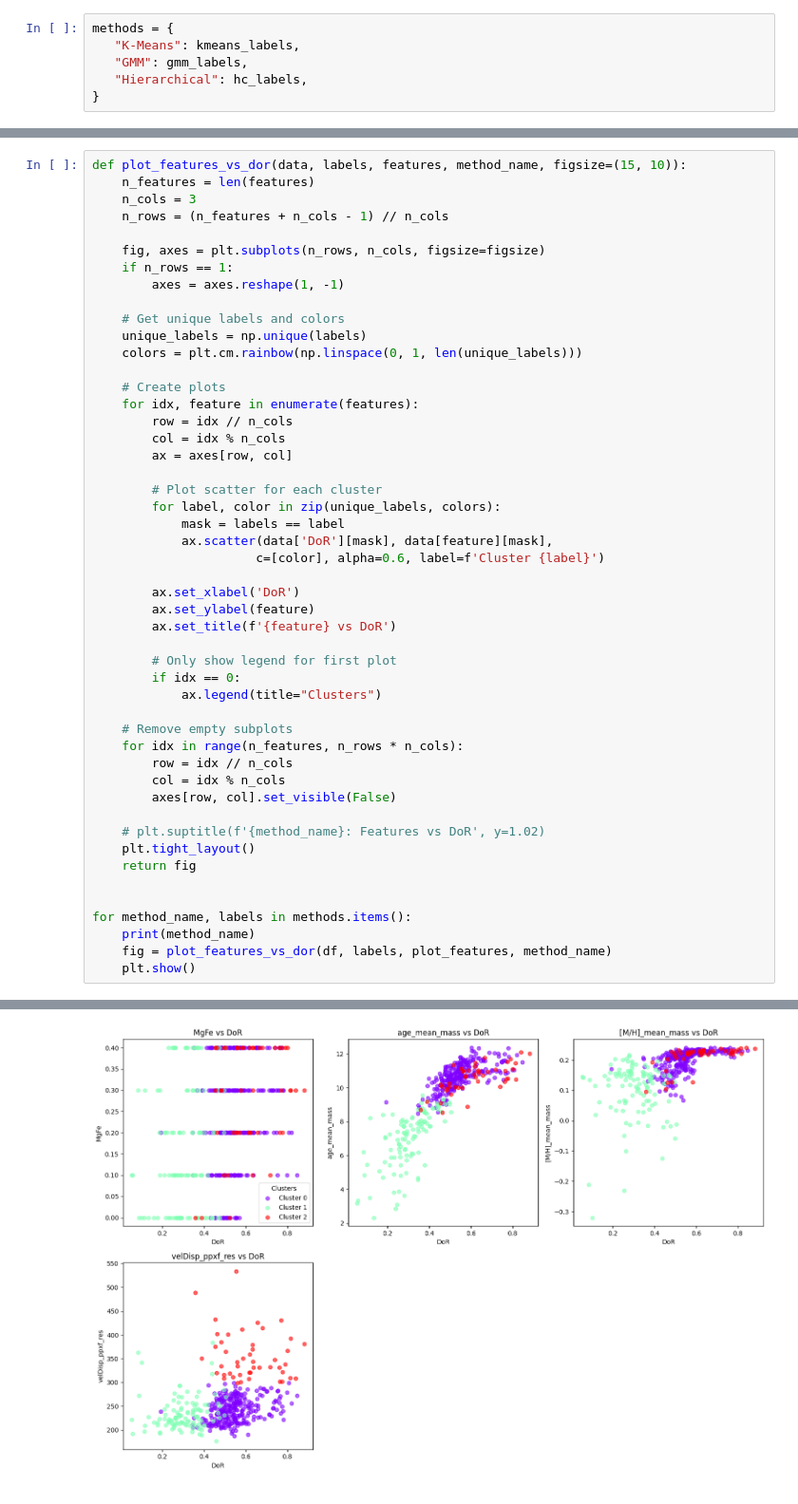
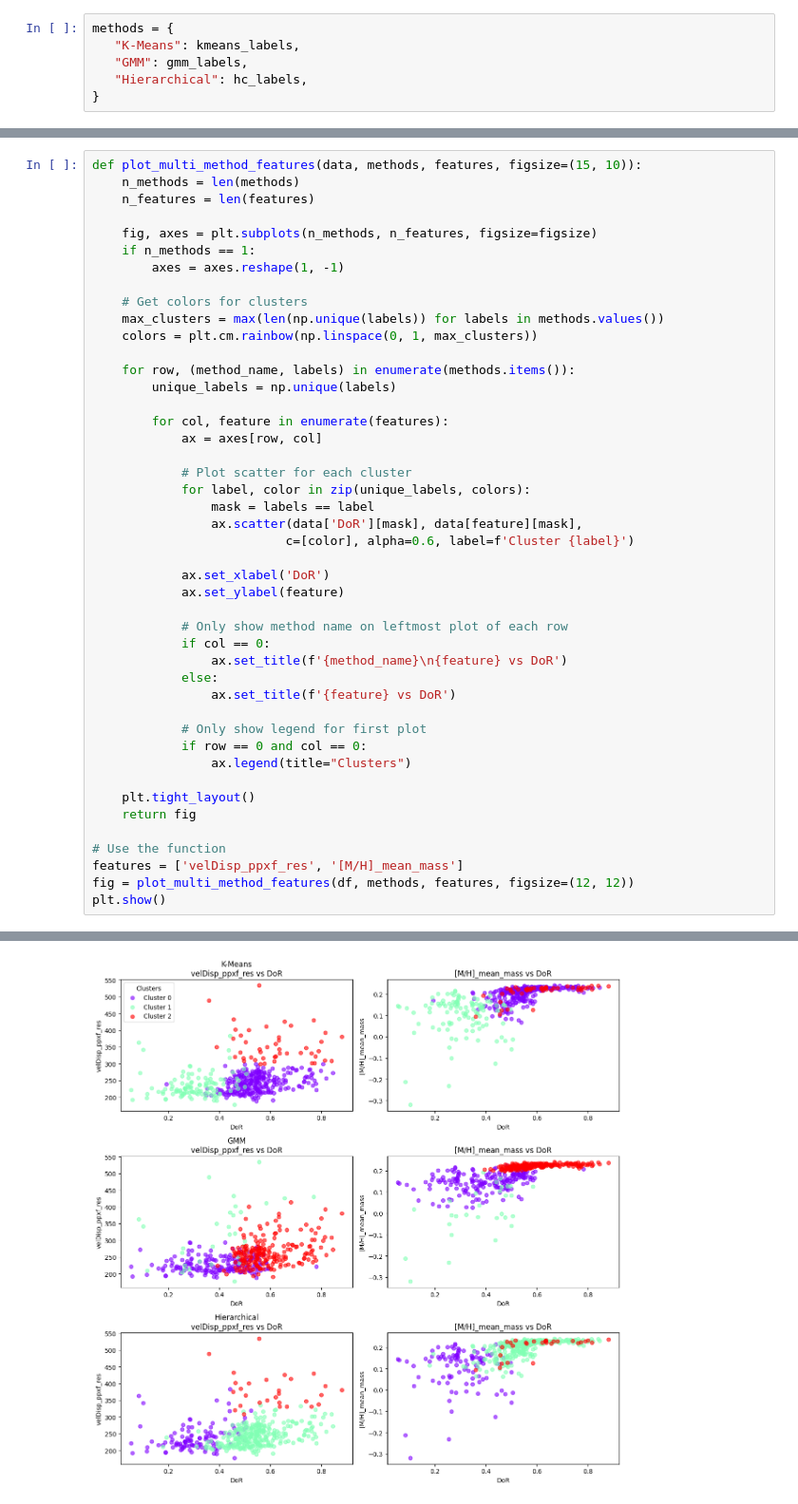
Before and after one commit to CARosss/AS01, a Jupyter notebook: create_clustering.ipynb, the cells around one changed output, grey strips where cells are left out. Shown at 95% size. Drawn from its saved outputs; the diff is of its cells as text.

```diff
--- a/create_clustering.ipynb
+++ b/create_clustering.ipynb
@@ -465,52 +466,48 @@ METHOD: GMM
 METHOD: Hierarchical
 [figure]
 # %%
-def plot_features_vs_dor(data, labels, features, method_name, figsize=(15, 10)):
+def plot_multi_method_features(data, methods, features, figsize=(15, 10)):
+    n_methods = len(methods)
     n_features = len(features)
-    n_cols = 3
-    n_rows = (n_features + n_cols - 1) // n_cols
 
-    fig, axes = plt.subplots(n_rows, n_cols, figsize=figsize)
-    if n_rows == 1:
+    fig, axes = plt.subplots(n_methods, n_features, figsize=figsize)
+    if n_methods == 1:
         axes = axes.reshape(1, -1)
 
-    # Get unique labels and colors
-    unique_labels = np.unique(labels)
-    colors = plt.cm.rainbow(np.linspace(0, 1, len(unique_labels)))
+    # Get colors for clusters
+    max_clusters = max(len(np.unique(labels)) for labels in methods.values())
+    colors = plt.cm.rainbow(np.linspace(0, 1, max_clusters))
 
-    # Create plots
-    for idx, feature in enumerate(features):
-        row = idx // n_cols
-        col = idx % n_cols
-        ax = axes[row, col]
+    for row, (method_name, labels) in enumerate(methods.items()):
+        unique_labels = np.unique(labels)
 
-        # Plot scatter for each cluster
-        for label, color in zip(unique_labels, colors):
-            mask = labels == label
-            ax.scatter(data['DoR'][mask], data[feature][mask],
-                      c=[color], alpha=0.6, label=f'Cluster {label}')
+        for col, feature in enumerate(features):
+            ax = axes[row, col]
 
-        ax.set_xlabel('DoR')
-        ax.set_ylabel(feature)
-        ax.set_title(f'{feature} vs DoR')
+            # Plot scatter for each cluster
+            for label, color in zip(unique_labels, colors):
+                mask = labels == label
+                ax.scatter(data['DoR'][mask], data[feature][mask],
+                          c=[color], alpha=0.6, label=f'Cluster {label}')
 
-        # Only show legend for first plot
-        if idx == 0:
-            ax.legend(title="Clusters")
+            ax.set_xlabel('DoR')
+            ax.set_ylabel(feature)
 
-    # Remove empty subplots
-    for idx in range(n_features, n_rows * n_cols):
-        row = idx // n_cols
-        col = idx % n_cols
-        axes[row, col].set_visible(False)
+            # Only show method name on leftmost plot of each row
+            if col == 0:
+                ax.set_title(f'{method_name}\n{feature} vs DoR')
+            else:
+                ax.set_title(f'{feature} vs DoR')
 
-    # plt.suptitle(f'{method_name}: Features vs DoR', y=1.02)
+            # Only show legend for first plot
+            if row == 0 and col == 0:
+                ax.legend(title="Clusters")
+
     plt.tight_layout()
     return fig
 
-
-for method_name, labels in methods.items():
-    print(method_name)
-    fig = plot_features_vs_dor(df, labels, plot_features, method_name)
-    plt.show()
+# Use the function
+features = ['velDisp_ppxf_res', '[M/H]_mean_mass']
+fig = plot_multi_method_features(df, methods, features, figsize=(12, 12))
+plt.show()
 # %% [output]
@@ -518 +514 @@ K-Means
-[figure, old version]
+[figure, new version]
```
Also changed, not shown: parts of 6 cells of this notebook, 15 other files.
